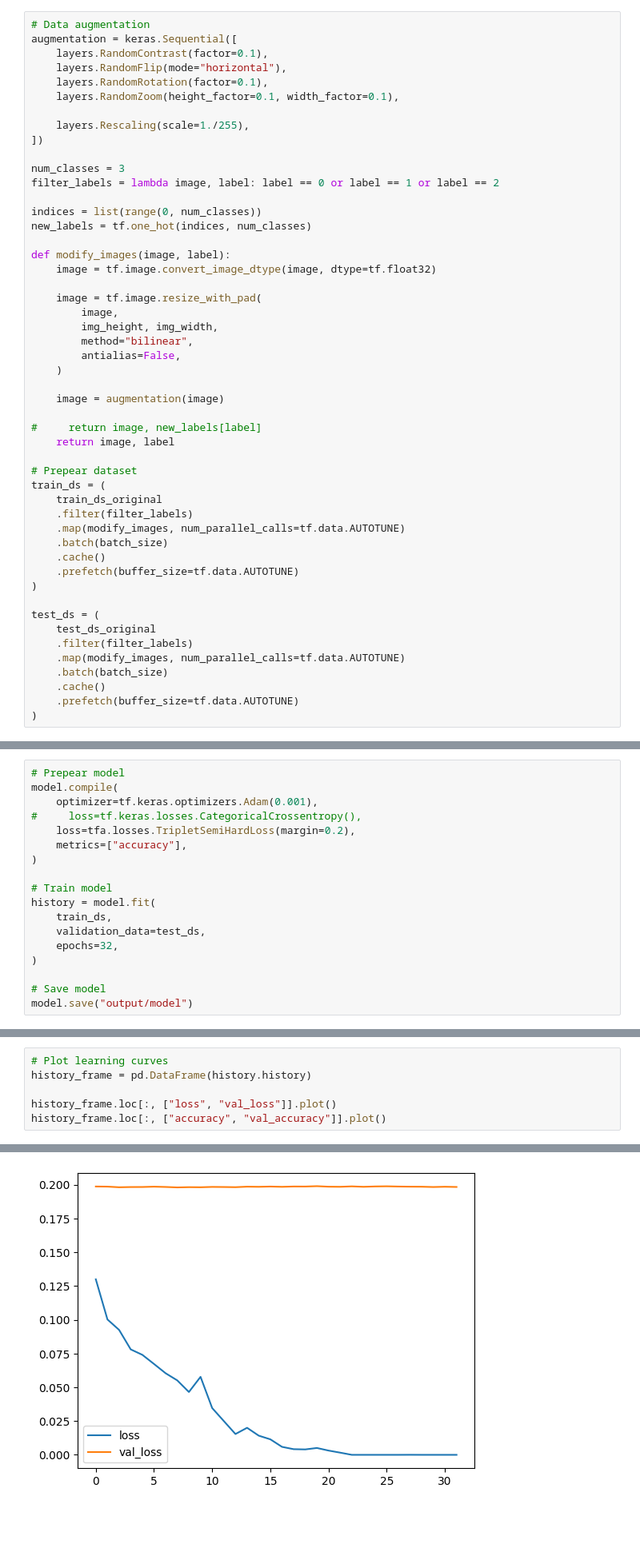
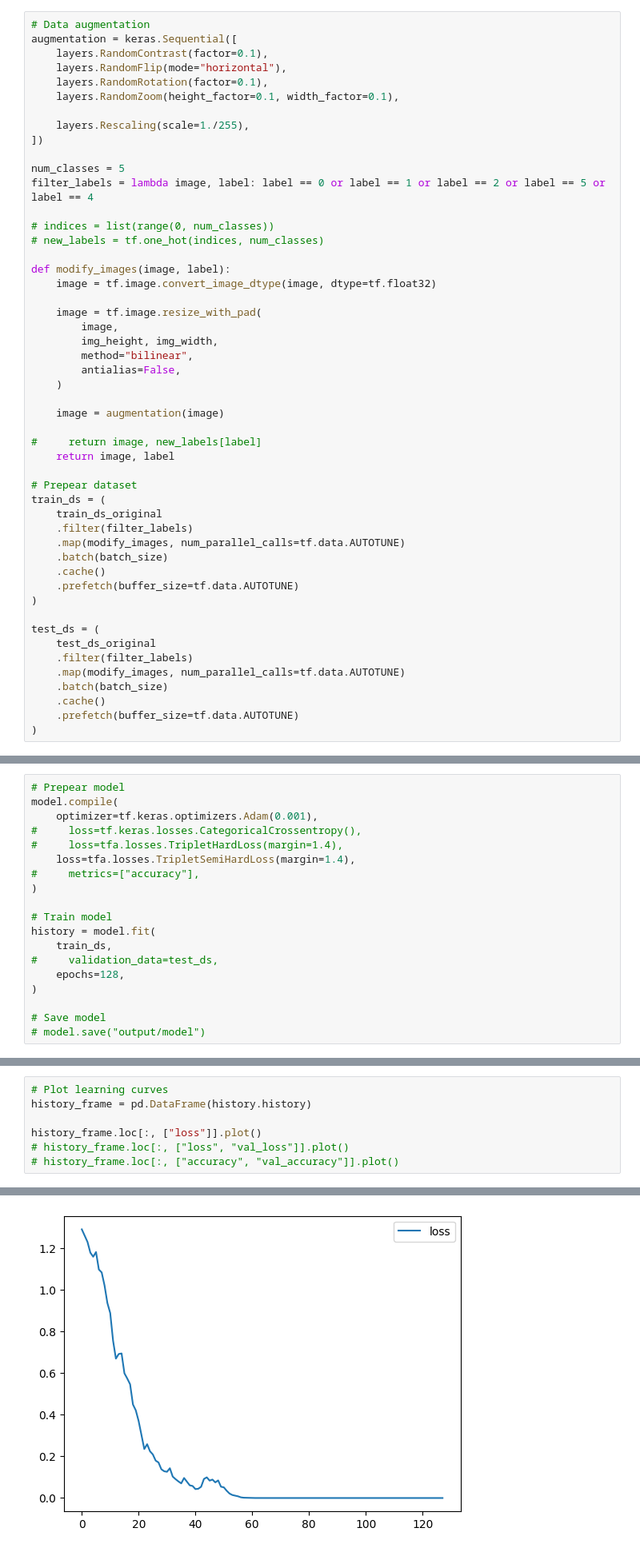
Before and after one commit to mymmrac/ml-research, a Jupyter notebook: ml.ipynb, the cells around one changed output, grey strips where cells are left out. Shown: that part at 80% size. Cells and saved outputs as stored; diff of their text form; blank space fills up the shorter version.

Commit message:
Updated model

```diff
--- a/ml.ipynb
+++ b/ml.ipynb
@@ -51,11 +53,11 @@ augmentation = keras.Sequential([
     layers.Rescaling(scale=1./255),
 ])
 
-num_classes = 3
-filter_labels = lambda image, label: label == 0 or label == 1 or label == 2
+num_classes = 5
+filter_labels = lambda image, label: label == 0 or label == 1 or label == 2 or label == 5 or label == 4
 
-indices = list(range(0, num_classes))
-new_labels = tf.one_hot(indices, num_classes)
+# indices = list(range(0, num_classes))
+# new_labels = tf.one_hot(indices, num_classes)
 
 def modify_images(image, label):
     image = tf.image.convert_image_dtype(image, dtype=tf.float32)
@@ -153,17 +155,18 @@ _________________________________________________________________
 model.compile(
     optimizer=tf.keras.optimizers.Adam(0.001),
 #     loss=tf.keras.losses.CategoricalCrossentropy(),
-    loss=tfa.losses.TripletSemiHardLoss(margin=0.2),
-    metrics=["accuracy"],
+#     loss=tfa.losses.TripletHardLoss(margin=1.4),
+    loss=tfa.losses.TripletSemiHardLoss(margin=1.4),
+#     metrics=["accuracy"],
 )
 
 # Train model
 history = model.fit(
     train_ds,
-    validation_data=test_ds,
-    epochs=32,
+#     validation_data=test_ds,
+    epochs=128,
 )
 
 # Save model
-model.save("output/model")
+# model.save("output/model")
 # %% [output]
@@ -188,9 +190,10 @@ WARNING:absl:Found untraced functions such as _jit_compiled_convolution_op, _jit
 # %%
 # Plot learning curves
 history_frame = pd.DataFrame(history.history)
 
-history_frame.loc[:, ["loss", "val_loss"]].plot()
-history_frame.loc[:, ["accuracy", "val_accuracy"]].plot()
+history_frame.loc[:, ["loss"]].plot()
+# history_frame.loc[:, ["loss", "val_loss"]].plot()
+# history_frame.loc[:, ["accuracy", "val_accuracy"]].plot()
 # %% [output]
 <AxesSubplot: >
-[figure, old version]
+[figure, new version]
```
Also changed, not shown: parts of 5 cells of this notebook.
